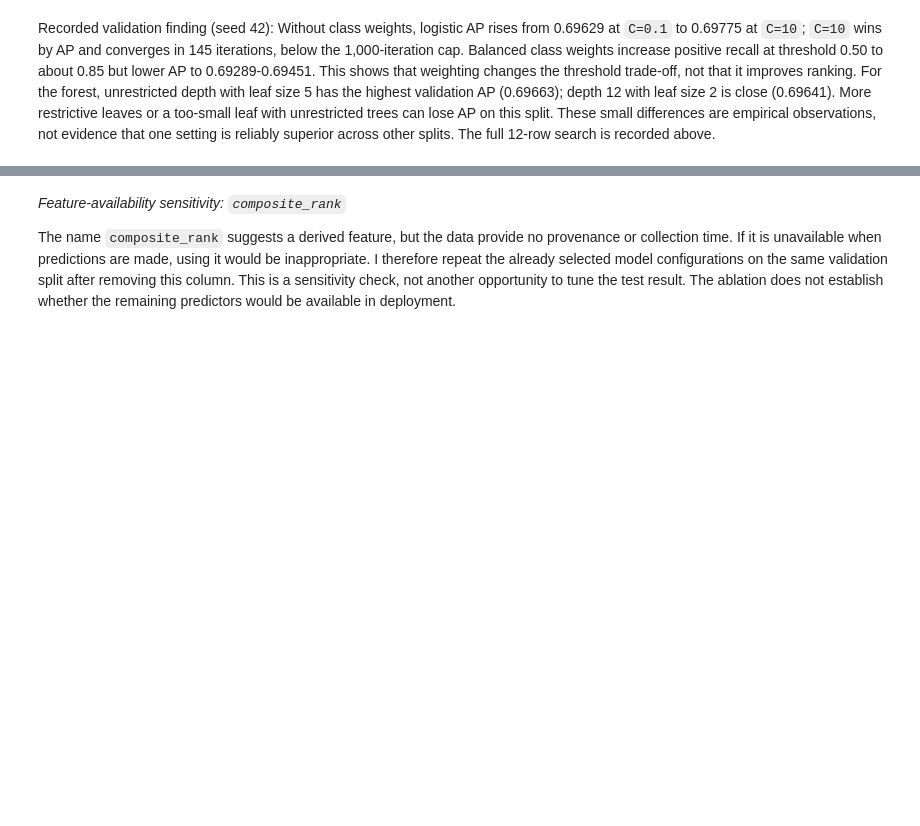
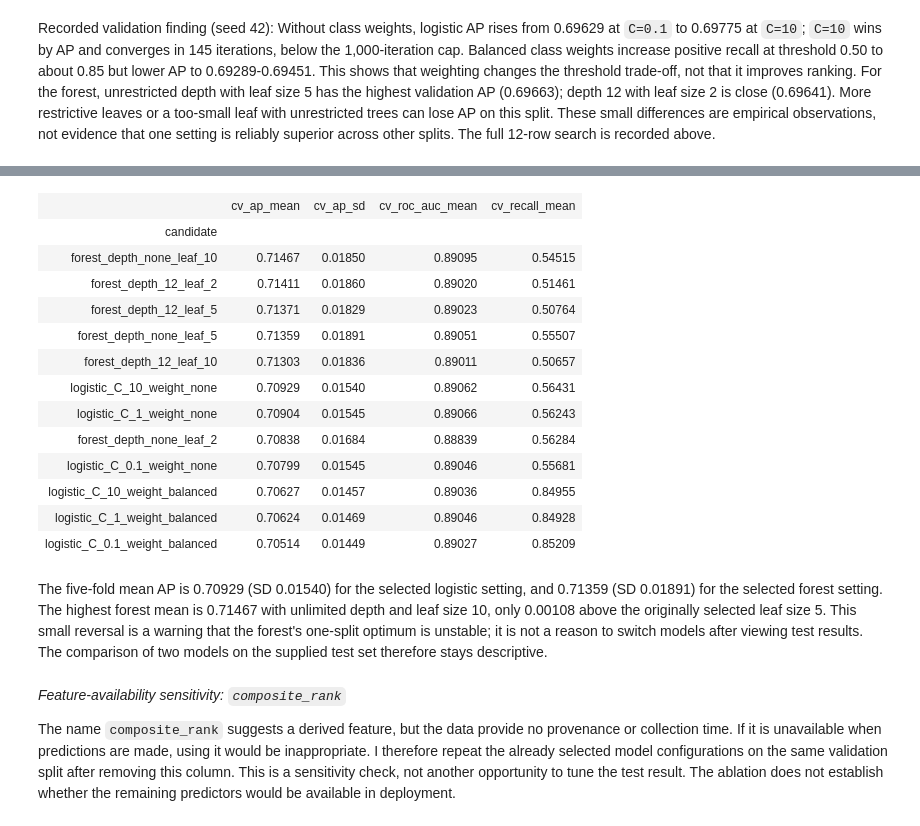
Before and after one commit to Beareatlemon/IN6227-Assignment1-Variant1, a Jupyter notebook: IN6227-Assignment-1.ipynb, the cells around one changed output, grey strips where cells are left out. Drawn from its saved outputs; the diff is of its cells as text; code cells hidden in the pictures; blank space fills up the shorter version.

Commit message:
Add five-fold robustness analysis and reproducibility records

```diff
--- a/IN6227-Assignment-1.ipynb
+++ b/IN6227-Assignment-1.ipynb
@@ -206,3 +220,43 @@ Recorded validation finding (seed 42): Without class weights, logistic AP rises
+# %%
+cv_rows = []
+folds = StratifiedKFold(n_splits=5, shuffle=True, random_state=SEED)
+for name, classifier in candidates.items():
+    for fold, (fit_index, val_index) in enumerate(folds.split(X, y), start=1):
+        pipe = Pipeline([("prep", preprocessing()), ("classifier", classifier)])
+        pipe.fit(X.iloc[fit_index], y.iloc[fit_index])
+        truth = y.iloc[val_index]
+        probability = pipe.predict_proba(X.iloc[val_index])[:, 1]
+        cv_rows.append({
+            "candidate": name, "fold": fold,
+            "average_precision": average_precision_score(truth, probability),
+            "roc_auc": roc_auc_score(truth, probability),
+            "recall_at_0_5": recall_score(truth, probability >= 0.5),
+        })
+cv_folds = pd.DataFrame(cv_rows)
+cv_summary = cv_folds.groupby("candidate").agg(
+    cv_ap_mean=("average_precision", "mean"),
+    cv_ap_sd=("average_precision", "std"),
+    cv_roc_auc_mean=("roc_auc", "mean"),
+    cv_recall_mean=("recall_at_0_5", "mean"),
+).sort_values("cv_ap_mean", ascending=False)
+display(cv_summary.round(5))
+# %% [output]
+|  | cv_ap_mean | cv_ap_sd | cv_roc_auc_mean | cv_recall_mean |
+| candidate |  |  |  |  |
+| forest_depth_none_leaf_10 | 0.71467 | 0.01850 | 0.89095 | 0.54515 |
+| forest_depth_12_leaf_2 | 0.71411 | 0.01860 | 0.89020 | 0.51461 |
+| forest_depth_12_leaf_5 | 0.71371 | 0.01829 | 0.89023 | 0.50764 |
+| forest_depth_none_leaf_5 | 0.71359 | 0.01891 | 0.89051 | 0.55507 |
+| forest_depth_12_leaf_10 | 0.71303 | 0.01836 | 0.89011 | 0.50657 |
+| logistic_C_10_weight_none | 0.70929 | 0.01540 | 0.89062 | 0.56431 |
+| logistic_C_1_weight_none | 0.70904 | 0.01545 | 0.89066 | 0.56243 |
+| forest_depth_none_leaf_2 | 0.70838 | 0.01684 | 0.88839 | 0.56284 |
+| logistic_C_0.1_weight_none | 0.70799 | 0.01545 | 0.89046 | 0.55681 |
+| logistic_C_10_weight_balanced | 0.70627 | 0.01457 | 0.89036 | 0.84955 |
+| logistic_C_1_weight_balanced | 0.70624 | 0.01469 | 0.89046 | 0.84928 |
+| logistic_C_0.1_weight_balanced | 0.70514 | 0.01449 | 0.89027 | 0.85209 |
+# %% [markdown]
+The five-fold mean AP is 0.70929 (SD 0.01540) for the selected logistic setting, and 0.71359 (SD 0.01891) for the selected forest setting. The highest forest mean is 0.71467 with unlimited depth and leaf size 10, only 0.00108 above the originally selected leaf size 5. This small reversal is a warning that the forest's one-split optimum is unstable; it is not a reason to switch models after viewing test results. The comparison of two models on the supplied test set therefore stays descriptive.
 # %% [markdown]
 _Feature-availability sensitivity: `composite_rank`_
 
```
Also changed, not shown: parts of 5 cells of this notebook, 5 other files.
